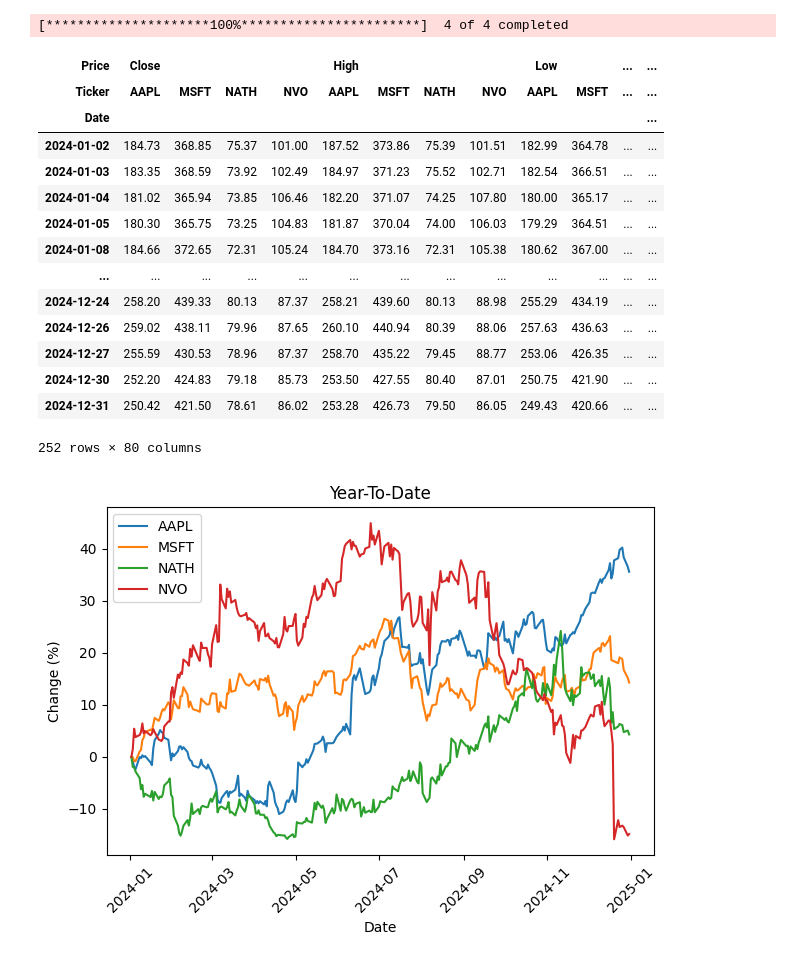
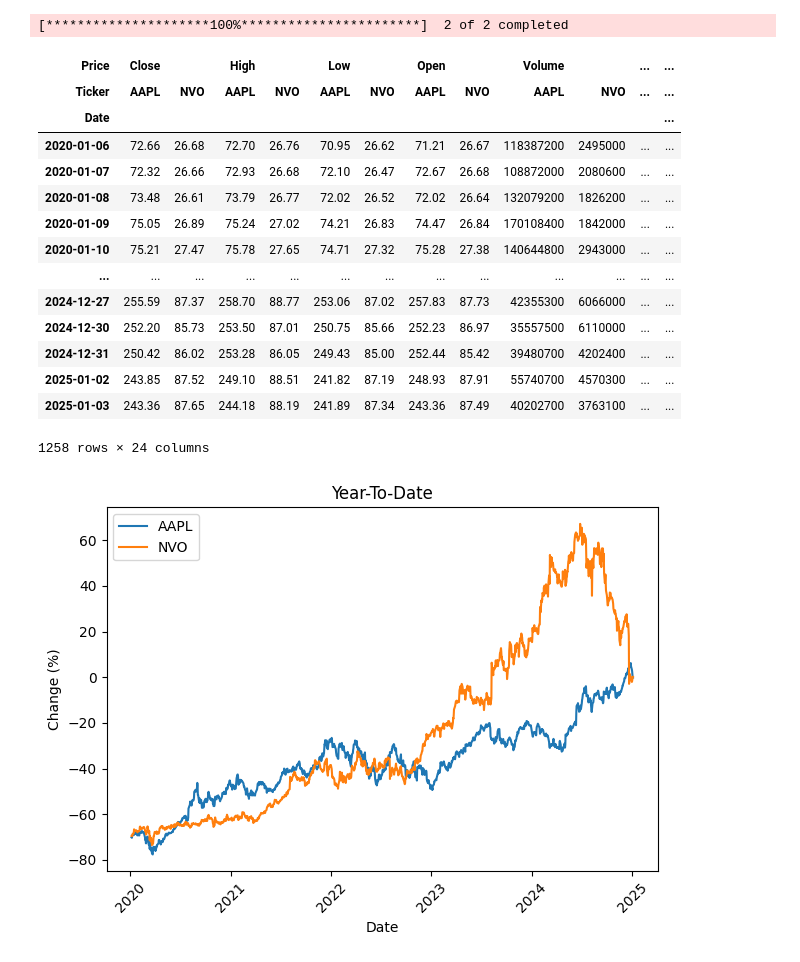
Before and after one commit to P1N60/Uni, a Jupyter notebook: VS-Code/Side-Projects/Tabular-deep-learning/screener.ipynb, the cells around one changed output. Saved outputs shown, nothing was run; the diff lists cells and outputs as text; code cells hidden in the pictures.

Commit message:
update data.csv and screener.ipynb

```diff
--- a/VS-Code/Side-Projects/Tabular-deep-learning/screener.ipynb
+++ b/VS-Code/Side-Projects/Tabular-deep-learning/screener.ipynb
@@ -7,5 +5,8 @@ tickers = ['MSFT', 'AAPL', 'NVO', 'NATH']
+# %%
+tickers = ['AAPL', 'NVO']
+timeframe = '5y' # 1d,5d,1mo,3mo,6mo,1y,2y,5y,10y,ytd,max
 # %%
-data = yfinance.download(tickers, period='1y', rounding=True,)
+data = yfinance.download(tickers, period=timeframe, rounding=True,)
 for ticker in data['Close'].columns:
     stock = yfinance.Ticker(ticker)
 
@@ -13,9 +14,6 @@ for ticker in data['Close'].columns:
     total_debt = stock.info.get('totalDebt', None)
     cash = stock.info.get('totalCash', None)
     ebit = stock.financials.loc['Operating Income', :].iloc[0] if 'Operating Income' in stock.financials.index else None
-    trailing_eps = stock.info.get('trailingEps', None)
-    net_income = stock.financials.loc['Net Income', :].iloc[0] if 'Net Income' in stock.financials.index else None
-    total_assets = stock.info.get('totalAssets', None)
 
     # EV/EBIT
     if market_cap and total_debt and cash and ebit:
@@ -23,12 +21,6 @@ for ticker in data['Close'].columns:
         ev_ebit = ev / ebit if ebit else None
     else:
         ev_ebit = None
-
-    # P/E
-    if trailing_eps:
-        pe_ratio = market_cap / (trailing_eps * stock.info['sharesOutstanding'])
-    else:
-        pe_ratio = None
 
     # ROIC (assuming 21% tax rate)
     nopat = ebit * (1 - 0.21) if ebit else None
@@ -42,50 +34,43 @@ for ticker in data['Close'].columns:
     # Add Year-to-Date (YTD) Change for each ticker
     # Get the first trading day of the year for each ticker
     first_day_price = data['Close'][ticker].loc[data.index[data.index.year == data.index[-1].year].min()]
-    data['Year-To-Date (YTD) Change (%)', ticker] = (data['Close'][ticker] / first_day_price - 1) * 100
-    data['Market Cap', ticker] = market_cap
-    data['Total Debt', ticker] = total_debt
-    data['Cash', ticker] = cash
-    data['EBIT', ticker] = ebit
-    data['Trailing EPS', ticker] = trailing_eps
-    data['Net Income', ticker] = net_income
+    data['Year-To-Date Change (%)', ticker] = (data['Close'][ticker] / first_day_price - 1) * 100
     data['Industry', ticker] = stock.info.get('industry', None)
-    data['ROA', ticker] = net_income / total_assets if net_income and total_assets else None
     data['EV/EBIT', ticker] = ev_ebit
-    data['P/E', ticker] = pe_ratio
-    data['ROIC', ticker] = roic
+    data['ROIC (%)', ticker] = roic * 100
 
-data.to_csv('data.csv', index=True)
+# Save to CSV
+data.to_csv('data.csv', index=False)
 data
 # %% [output]
-[*********************100%***********************]  4 of 4 completed
+[*********************100%***********************]  2 of 2 completed
-| Price | Close |  |  |  | High |  |  |  | Low |  | ... | ... |
-| Ticker | AAPL | MSFT | NATH | NVO | AAPL | MSFT | NATH | NVO | AAPL | MSFT | ... | ... |
+| Price | Close |  | High |  | Low |  | Open |  | Volume |  | ... | ... |
+| Ticker | AAPL | NVO | AAPL | NVO | AAPL | NVO | AAPL | NVO | AAPL | NVO | ... | ... |
 | Date |  |  |  |  |  |  |  |  |  |  |  | ... |
-| 2024-01-02 | 184.73 | 368.85 | 75.37 | 101.00 | 187.52 | 373.86 | 75.39 | 101.51 | 182.99 | 364.78 | ... | ... |
-| 2024-01-03 | 183.35 | 368.59 | 73.92 | 102.49 | 184.97 | 371.23 | 75.52 | 102.71 | 182.54 | 366.51 | ... | ... |
-| 2024-01-04 | 181.02 | 365.94 | 73.85 | 106.46 | 182.20 | 371.07 | 74.25 | 107.80 | 180.00 | 365.17 | ... | ... |
-| 2024-01-05 | 180.30 | 365.75 | 73.25 | 104.83 | 181.87 | 370.04 | 74.00 | 106.03 | 179.29 | 364.51 | ... | ... |
-| 2024-01-08 | 184.66 | 372.65 | 72.31 | 105.24 | 184.70 | 373.16 | 72.31 | 105.38 | 180.62 | 367.00 | ... | ... |
+| 2020-01-06 | 72.66 | 26.68 | 72.70 | 26.76 | 70.95 | 26.62 | 71.21 | 26.67 | 118387200 | 2495000 | ... | ... |
+| 2020-01-07 | 72.32 | 26.66 | 72.93 | 26.68 | 72.10 | 26.47 | 72.67 | 26.68 | 108872000 | 2080600 | ... | ... |
+| 2020-01-08 | 73.48 | 26.61 | 73.79 | 26.77 | 72.02 | 26.52 | 72.02 | 26.64 | 132079200 | 1826200 | ... | ... |
+| 2020-01-09 | 75.05 | 26.89 | 75.24 | 27.02 | 74.21 | 26.83 | 74.47 | 26.84 | 170108400 | 1842000 | ... | ... |
+| 2020-01-10 | 75.21 | 27.47 | 75.78 | 27.65 | 74.71 | 27.32 | 75.28 | 27.38 | 140644800 | 2943000 | ... | ... |
 | ... | ... | ... | ... | ... | ... | ... | ... | ... | ... | ... | ... | ... |
-| 2024-12-24 | 258.20 | 439.33 | 80.13 | 87.37 | 258.21 | 439.60 | 80.13 | 88.98 | 255.29 | 434.19 | ... | ... |
-| 2024-12-26 | 259.02 | 438.11 | 79.96 | 87.65 | 260.10 | 440.94 | 80.39 | 88.06 | 257.63 | 436.63 | ... | ... |
-| 2024-12-27 | 255.59 | 430.53 | 78.96 | 87.37 | 258.70 | 435.22 | 79.45 | 88.77 | 253.06 | 426.35 | ... | ... |
-| 2024-12-30 | 252.20 | 424.83 | 79.18 | 85.73 | 253.50 | 427.55 | 80.40 | 87.01 | 250.75 | 421.90 | ... | ... |
-| 2024-12-31 | 250.42 | 421.50 | 78.61 | 86.02 | 253.28 | 426.73 | 79.50 | 86.05 | 249.43 | 420.66 | ... | ... |
+| 2024-12-27 | 255.59 | 87.37 | 258.70 | 88.77 | 253.06 | 87.02 | 257.83 | 87.73 | 42355300 | 6066000 | ... | ... |
+| 2024-12-30 | 252.20 | 85.73 | 253.50 | 87.01 | 250.75 | 85.66 | 252.23 | 86.97 | 35557500 | 6110000 | ... | ... |
+| 2024-12-31 | 250.42 | 86.02 | 253.28 | 86.05 | 249.43 | 85.00 | 252.44 | 85.42 | 39480700 | 4202400 | ... | ... |
+| 2025-01-02 | 243.85 | 87.52 | 249.10 | 88.51 | 241.82 | 87.19 | 248.93 | 87.91 | 55740700 | 4570300 | ... | ... |
+| 2025-01-03 | 243.36 | 87.65 | 244.18 | 88.19 | 241.89 | 87.34 | 243.36 | 87.49 | 40202700 | 3763100 | ... | ... |
-252 rows × 80 columns
+1258 rows × 24 columns
 # %%
 import matplotlib.pyplot as plt
 
-for ticker in data['Year-To-Date (YTD) Change (%)'].columns:
-    plt.plot(data.index, data['Year-To-Date (YTD) Change (%)'][ticker], label=ticker)
+for ticker in data['Year-To-Date Change (%)'].columns:
+    plt.plot(data.index, data['Year-To-Date Change (%)'][ticker], label=ticker)
 
 plt.xlabel('Date')
 plt.ylabel('Change (%)')
 plt.title('Year-To-Date')
 plt.legend()
 plt.xticks(rotation=45) # Rotate x-axis labels for better readability
 plt.tight_layout()
 plt.show()
 # %% [output]
-[figure, old version]
+[figure, new version]
```
Also changed, not shown: parts of 2 cells of this notebook, 1 other file.
